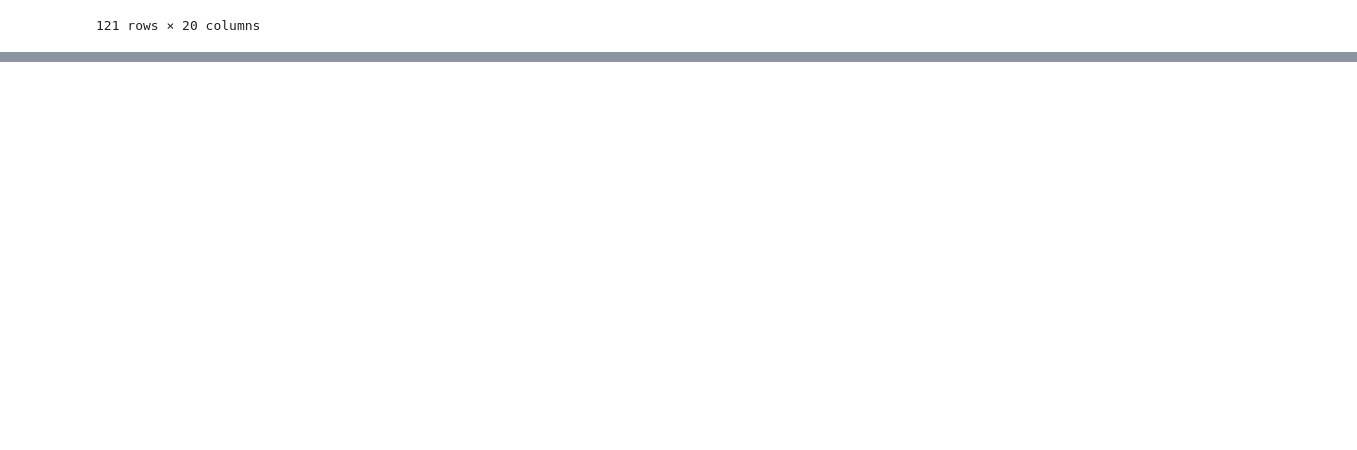
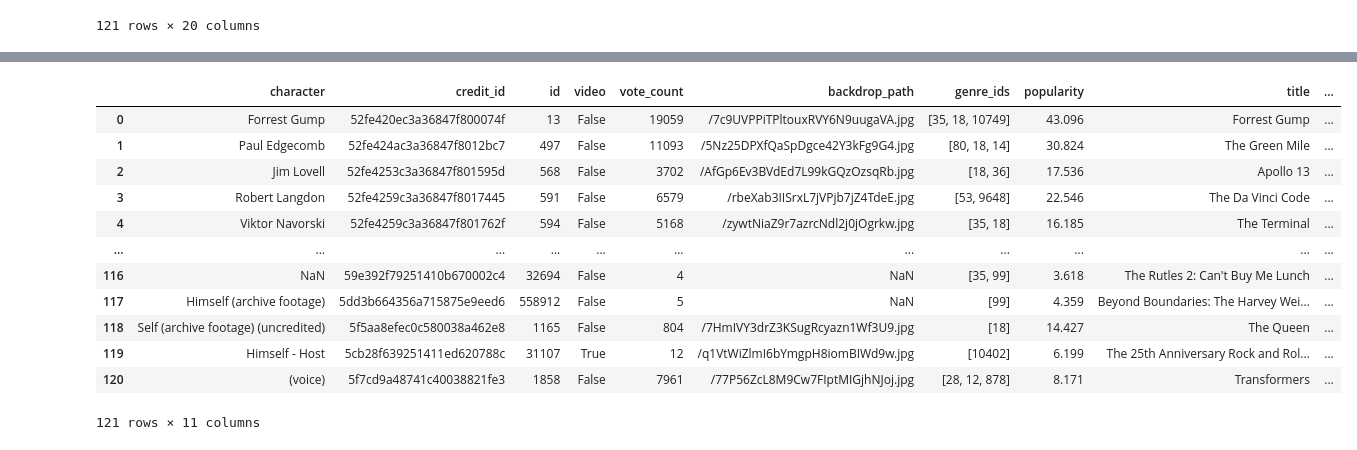
Before and after one commit to chriswecke/ETL_Project_GroupB, a Jupyter notebook: OMDB/ETL_OMDB_API.ipynb, the cells around one changed output, grey strips where cells are left out. Saved outputs shown, nothing was run; the diff lists cells and outputs as text; code cells hidden in the pictures; blank space fills up the shorter version.

```diff
--- a/OMDB/ETL_OMDB_API.ipynb
+++ b/OMDB/ETL_OMDB_API.ipynb
@@ -128,0 +136,17 @@ hanks2
+# %%
+hanks3 = tom_hanks_df.drop(columns=['Unnamed: 0','poster_path','adult','original_language', 'original_title','release_date'])
+hanks3
+# %% [output]
+|  | character | credit_id | id | video | vote_count | backdrop_path | genre_ids | popularity | title | ... |
+| 0 | Forrest Gump | 52fe420ec3a36847f800074f | 13 | False | 19059 | /7c9UVPPiTPltouxRVY6N9uugaVA.jpg | [35, 18, 10749] | 43.096 | Forrest Gump | ... |
+| 1 | Paul Edgecomb | 52fe424ac3a36847f8012bc7 | 497 | False | 11093 | /5Nz25DPXfQaSpDgce42Y3kFg9G4.jpg | [80, 18, 14] | 30.824 | The Green Mile | ... |
+| 2 | Jim Lovell | 52fe4253c3a36847f801595d | 568 | False | 3702 | /AfGp6Ev3BVdEd7L99kGQzOzsqRb.jpg | [18, 36] | 17.536 | Apollo 13 | ... |
+| 3 | Robert Langdon | 52fe4259c3a36847f8017445 | 591 | False | 6579 | /rbeXab3IISrxL7jVPjb7jZ4TdeE.jpg | [53, 9648] | 22.546 | The Da Vinci Code | ... |
+| 4 | Viktor Navorski | 52fe4259c3a36847f801762f | 594 | False | 5168 | /zywtNiaZ9r7azrcNdl2j0jOgrkw.jpg | [35, 18] | 16.185 | The Terminal | ... |
+| ... | ... | ... | ... | ... | ... | ... | ... | ... | ... | ... |
+| 116 | NaN | 59e392f79251410b670002c4 | 32694 | False | 4 | NaN | [35, 99] | 3.618 | The Rutles 2: Can't Buy Me Lunch | ... |
+| 117 | Himself (archive footage) | 5dd3b664356a715875e9eed6 | 558912 | False | 5 | NaN | [99] | 4.359 | Beyond Boundaries: The Harvey Wei... | ... |
+| 118 | Self (archive footage) (uncredited) | 5f5aa8efec0c580038a462e8 | 1165 | False | 804 | /7HmIVY3drZ3KSugRcyazn1Wf3U9.jpg | [18] | 14.427 | The Queen | ... |
+| 119 | Himself - Host | 5cb28f639251411ed620788c | 31107 | True | 12 | /q1VtWiZlmI6bYmgpH8iomBIWd9w.jpg | [10402] | 6.199 | The 25th Anniversary Rock and Rol... | ... |
+| 120 | (voice) | 5f7cd9a48741c40038821fe3 | 1858 | False | 7961 | /77P56ZcL8M9Cw7FIptMIGjhNJoj.jpg | [28, 12, 878] | 8.171 | Transformers | ... |
+121 rows × 11 columns
```
Also changed, not shown: parts of 7 cells of this notebook, 1 other file.
